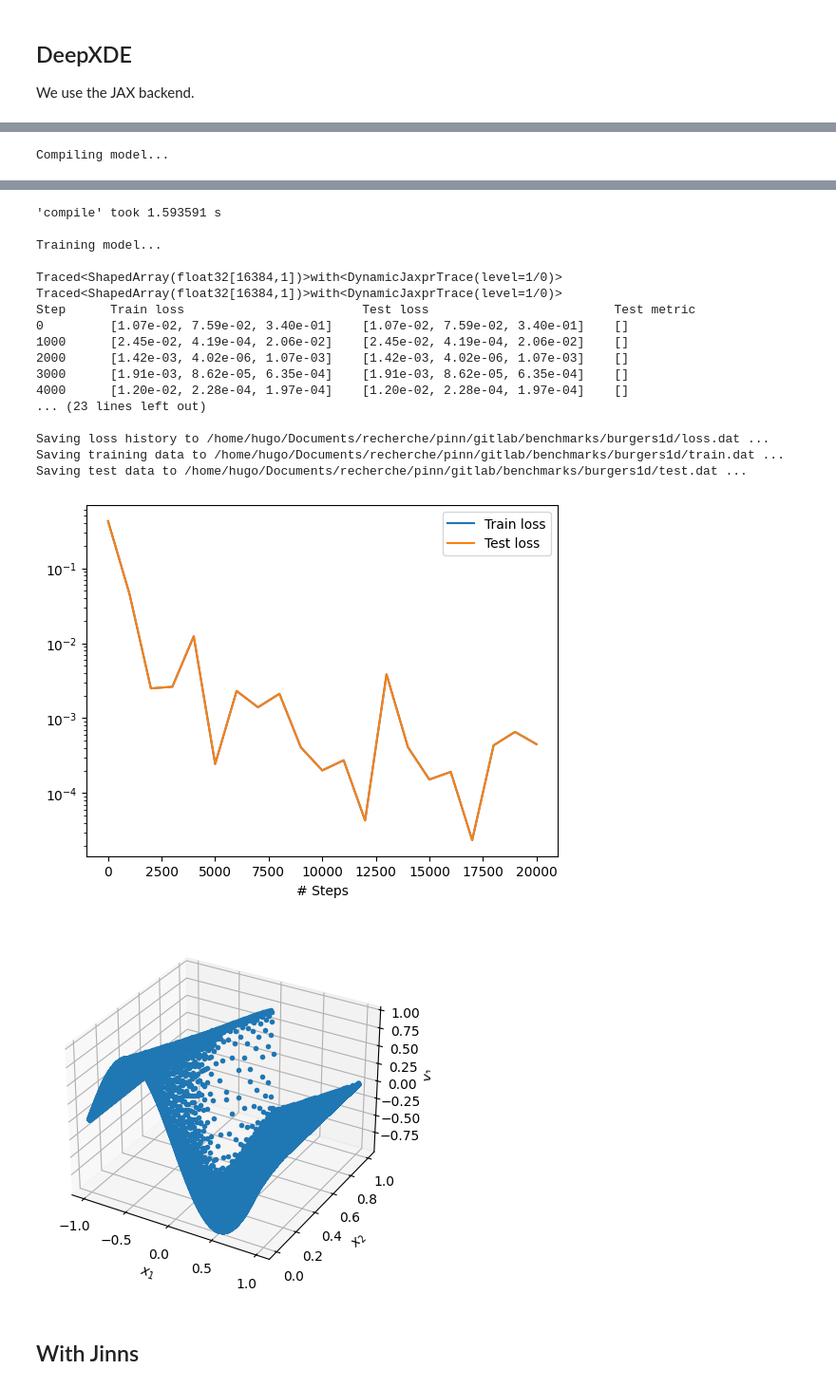
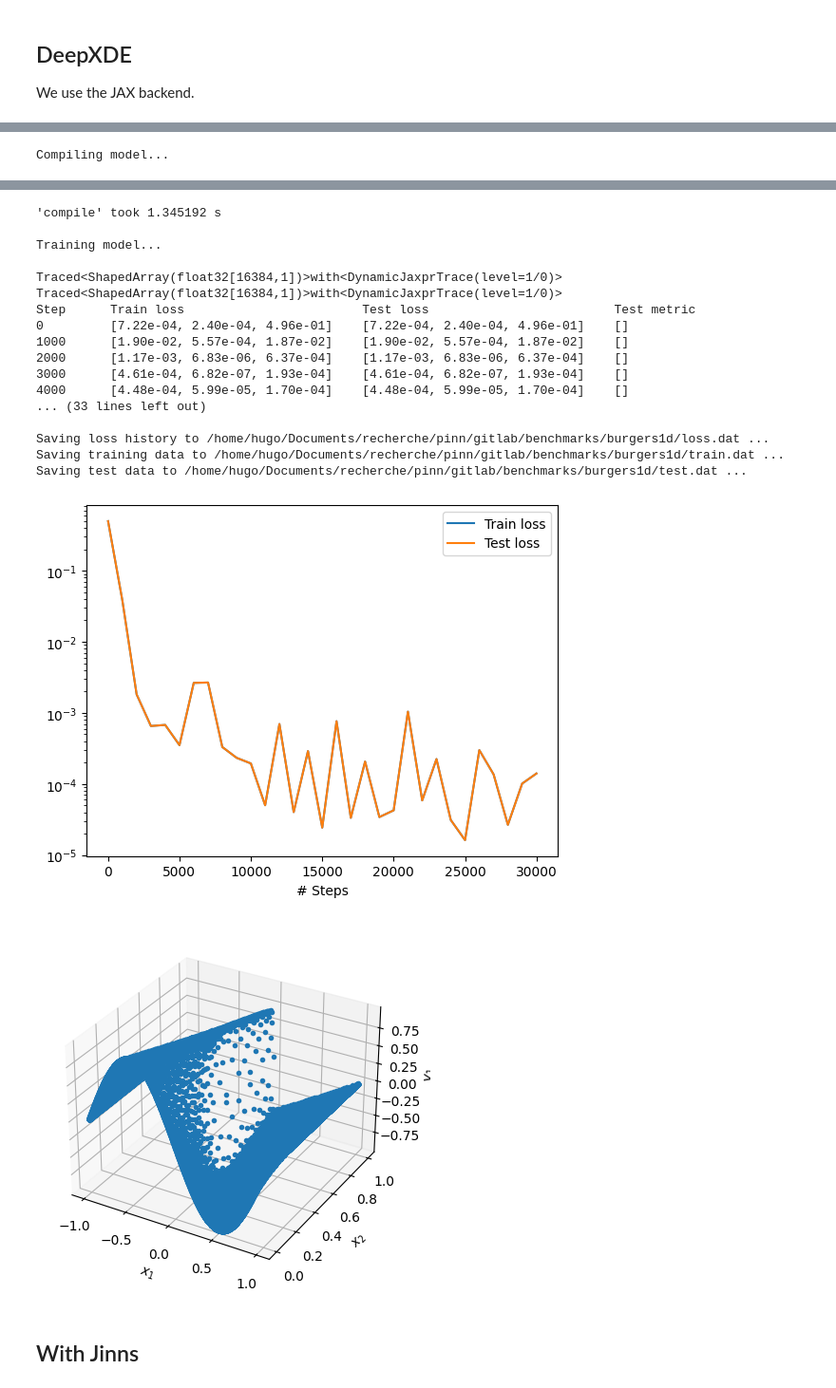
Before and after one commit to mia-jinns/jinns, a Jupyter notebook: benchmarks/burgers1d/burgers1d.ipynb, the cells around one changed output, grey strips where cells are left out. Shown at 95% size. Cells and saved outputs as stored; diff of their text form; code cells hidden in the pictures.

```diff
--- a/benchmarks/burgers1d/burgers1d.ipynb
+++ b/benchmarks/burgers1d/burgers1d.ipynb
@@ -67,7 +67,7 @@ net = dde.nn.FNN([2] + [100] * 5 + [1], "tanh", "Glorot normal")
 model = dde.Model(data, net)
 
 model.compile("adam", lr=1e-3)
-losshistory, train_state = model.train(iterations=20000)
+losshistory, train_state = model.train(iterations=30000)
 dde.saveplot(losshistory, train_state, issave=True, isplot=True)
 # %% [output]
 Using backend: jax
@@ -79,22 +79,22 @@ Compiling model...
-'compile' took 1.593591 s
+'compile' took 1.345192 s
 
 Training model...
 
 Traced<ShapedArray(float32[16384,1])>with<DynamicJaxprTrace(level=1/0)>
 Traced<ShapedArray(float32[16384,1])>with<DynamicJaxprTrace(level=1/0)>
 Step      Train loss                        Test loss                         Test metric
-0         [1.07e-02, 7.59e-02, 3.40e-01]    [1.07e-02, 7.59e-02, 3.40e-01]    []
-1000      [2.45e-02, 4.19e-04, 2.06e-02]    [2.45e-02, 4.19e-04, 2.06e-02]    []
-2000      [1.42e-03, 4.02e-06, 1.07e-03]    [1.42e-03, 4.02e-06, 1.07e-03]    []
-3000      [1.91e-03, 8.62e-05, 6.35e-04]    [1.91e-03, 8.62e-05, 6.35e-04]    []
-4000      [1.20e-02, 2.28e-04, 1.97e-04]    [1.20e-02, 2.28e-04, 1.97e-04]    []
-... (23 lines left out)
+0         [7.22e-04, 2.40e-04, 4.96e-01]    [7.22e-04, 2.40e-04, 4.96e-01]    []
+1000      [1.90e-02, 5.57e-04, 1.87e-02]    [1.90e-02, 5.57e-04, 1.87e-02]    []
+2000      [1.17e-03, 6.83e-06, 6.37e-04]    [1.17e-03, 6.83e-06, 6.37e-04]    []
+3000      [4.61e-04, 6.82e-07, 1.93e-04]    [4.61e-04, 6.82e-07, 1.93e-04]    []
+4000      [4.48e-04, 5.99e-05, 1.70e-04]    [4.48e-04, 5.99e-05, 1.70e-04]    []
+... (33 lines left out)
 
 Saving loss history to /home/hugo/Documents/recherche/pinn/gitlab/benchmarks/burgers1d/loss.dat ...
 Saving training data to /home/hugo/Documents/recherche/pinn/gitlab/benchmarks/burgers1d/train.dat ...
 Saving test data to /home/hugo/Documents/recherche/pinn/gitlab/benchmarks/burgers1d/test.dat ...
-[figure, old version]
+[figure, new version]
-[figure, old version]
+[figure, new version]
 # %% [markdown]
 ## With Jinns
 # %%
```
Also changed, not shown: parts of 10 cells of this notebook, 2 other files.
